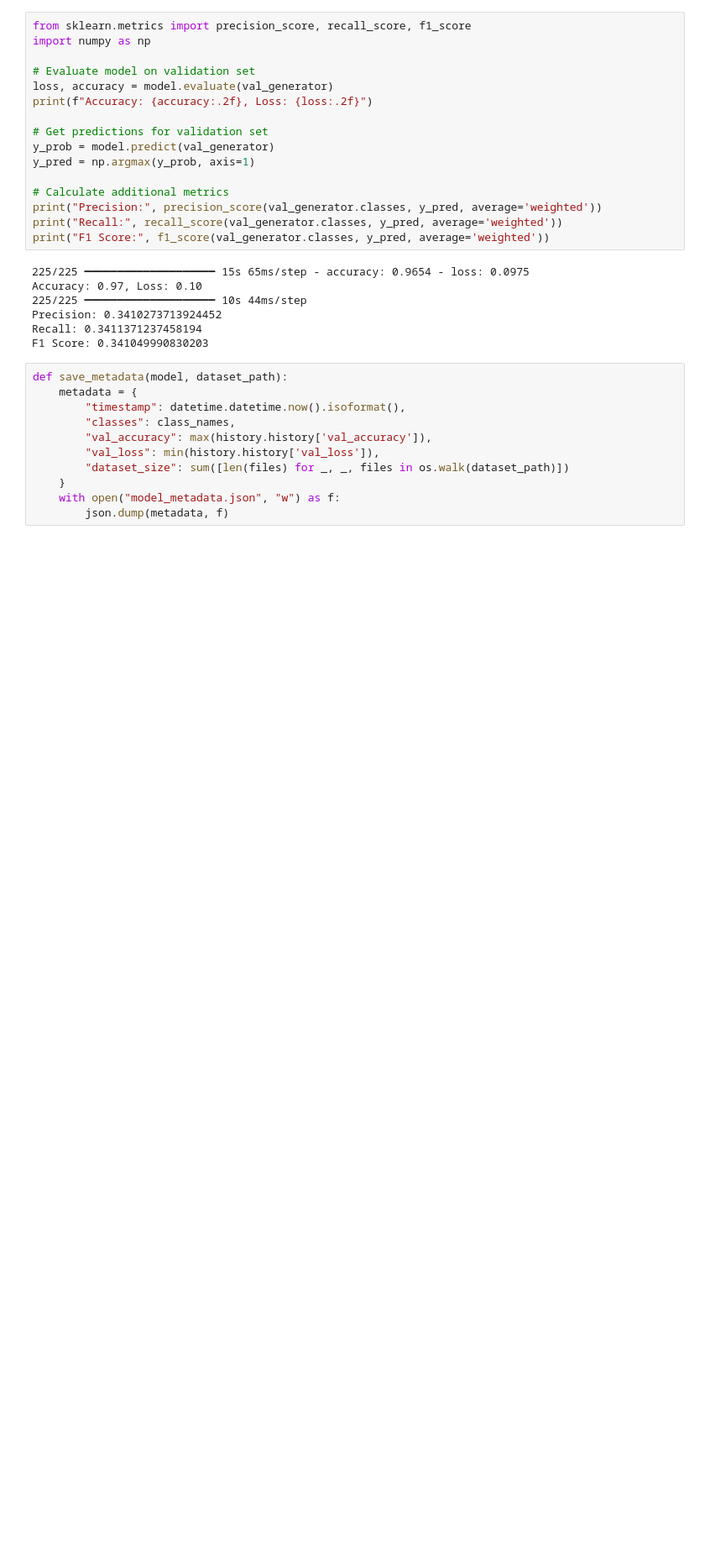
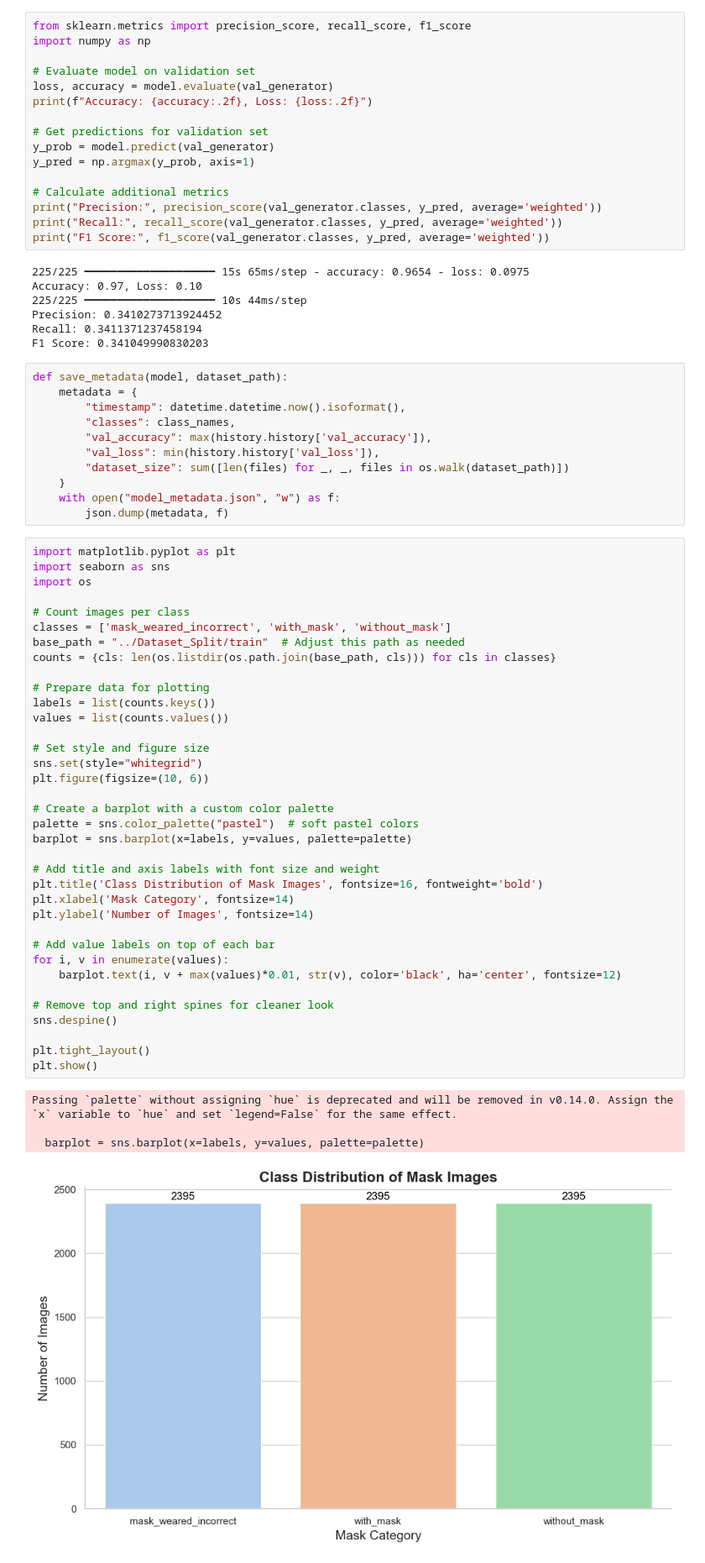
Before and after one commit to jkeza1/facemask-classification-pipeline, a Jupyter notebook: notebook/facemask_detection.ipynb, the cells around one changed output. Shown: that part at 84% size. Drawn from its saved outputs; the diff is of its cells as text; blank space fills up the shorter version.

```diff
--- a/notebook/facemask_detection.ipynb
+++ b/notebook/facemask_detection.ipynb
@@ -348,3 +348,44 @@ def save_metadata(model, dataset_path):
     }
     with open("model_metadata.json", "w") as f:
         json.dump(metadata, f)
+# %%
+import matplotlib.pyplot as plt
+import seaborn as sns
+import os
+
+# Count images per class
+classes = ['mask_weared_incorrect', 'with_mask', 'without_mask']
+base_path = "../Dataset_Split/train"  # Adjust this path as needed
+counts = {cls: len(os.listdir(os.path.join(base_path, cls))) for cls in classes}
+
+# Prepare data for plotting
+labels = list(counts.keys())
+values = list(counts.values())
+
+# Set style and figure size
+sns.set(style="whitegrid")
+plt.figure(figsize=(10, 6))
+
+# Create a barplot with a custom color palette
+palette = sns.color_palette("pastel")  # soft pastel colors
+barplot = sns.barplot(x=labels, y=values, palette=palette)
+
+# Add title and axis labels with font size and weight
+plt.title('Class Distribution of Mask Images', fontsize=16, fontweight='bold')
+plt.xlabel('Mask Category', fontsize=14)
+plt.ylabel('Number of Images', fontsize=14)
+
+# Add value labels on top of each bar
+for i, v in enumerate(values):
+    barplot.text(i, v + max(values)*0.01, str(v), color='black', ha='center', fontsize=12)
+
+# Remove top and right spines for cleaner look
+sns.despine()
+
+plt.tight_layout()
+plt.show()
+# %% [output]
+Passing `palette` without assigning `hue` is deprecated and will be removed in v0.14.0. Assign the `x` variable to `hue` and set `legend=False` for the same effect.
+
+  barplot = sns.barplot(x=labels, y=values, palette=palette)
+[figure, added]
```
Also changed, not shown: parts of 6 cells of this notebook, 5 other files.
